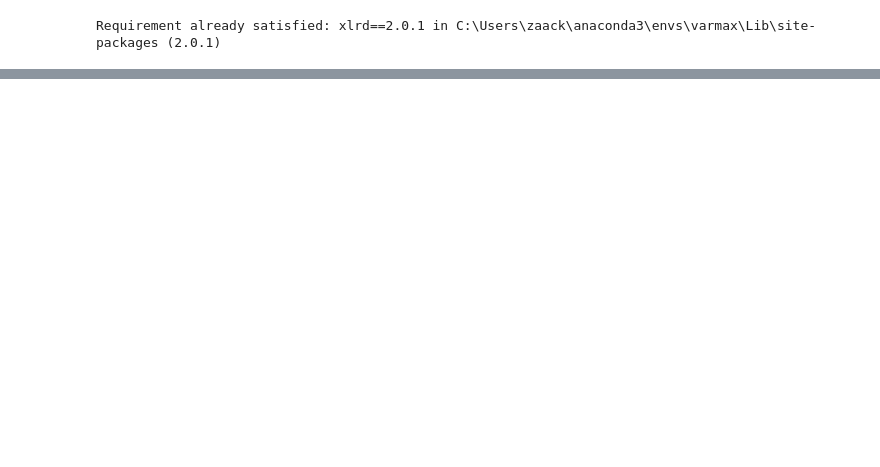
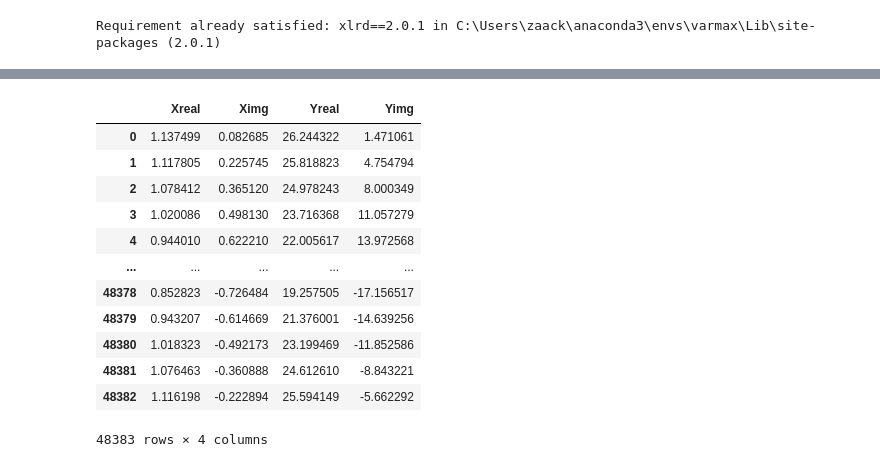
Before and after one commit to IsaacKosloski/varmax-study, a Jupyter notebook: notebooks/Processamento_de_sinais_IQ_e_VARMAX.ipynb, the cells around one changed output, grey strips where cells are left out. Cells and saved outputs as stored; diff of their text form; code cells hidden in the pictures; blank space fills up the shorter version.

```diff
--- a/notebooks/Processamento_de_sinais_IQ_e_VARMAX.ipynb
+++ b/notebooks/Processamento_de_sinais_IQ_e_VARMAX.ipynb
@@ -63,0 +82,11 @@ Requirement already satisfied: xlrd==2.0.1 in C:\Users\zaack\anaconda3\envs\varm
+# %%
+from pathlib import Path                            # Construção de Path
+data_file = "dadosIniciais.xlsx"                    # Define o nome do arquivo com o DataFrame em Excel
+
+DATA_PATH = Path.cwd() / data_file                  # Constrói o path absoluto para o arquivo de dados
+
+data = pd.read_excel(DATA_PATH, engine="openpyxl")  # Lê o dataframe com o openpyxl, para arquivos .xlsx
+print(f"Shape: {data.shape}")                       # Retorna uma tupla (linhas, colunas)
+print(f"NaNs por coluna:\n{data.isna().sum()}")     # Retorna a soma de valores NaNs (faltantes) por coluna
+assert data.shape[1] >= 4,\
+    "Esperadas pelo menos 4 colunas (Xreal, Ximg, Yreal, Yimg)" # verifica se o DataFrame possui pelo menos 4 colunas.
@@ -63,0 +143,17 @@ Requirement already satisfied: xlrd==2.0.1 in C:\Users\zaack\anaconda3\envs\varm
+# %%
+# Retorna todas as linhas do DataFrame para possível verificação
+df_concat
+# %% [output]
+|  | Xreal | Ximg | Yreal | Yimg |
+| 0 | 1.137499 | 0.082685 | 26.244322 | 1.471061 |
+| 1 | 1.117805 | 0.225745 | 25.818823 | 4.754794 |
+| 2 | 1.078412 | 0.365120 | 24.978243 | 8.000349 |
+| 3 | 1.020086 | 0.498130 | 23.716368 | 11.057279 |
+| 4 | 0.944010 | 0.622210 | 22.005617 | 13.972568 |
+| ... | ... | ... | ... | ... |
+| 48378 | 0.852823 | -0.726484 | 19.257505 | -17.156517 |
+| 48379 | 0.943207 | -0.614669 | 21.376001 | -14.639256 |
+| 48380 | 1.018323 | -0.492173 | 23.199469 | -11.852586 |
+| 48381 | 1.076463 | -0.360888 | 24.612610 | -8.843221 |
+| 48382 | 1.116198 | -0.222894 | 25.594149 | -5.662292 |
+48383 rows × 4 columns
```
Also changed, not shown: parts of 35 cells of this notebook, 2 other files.
